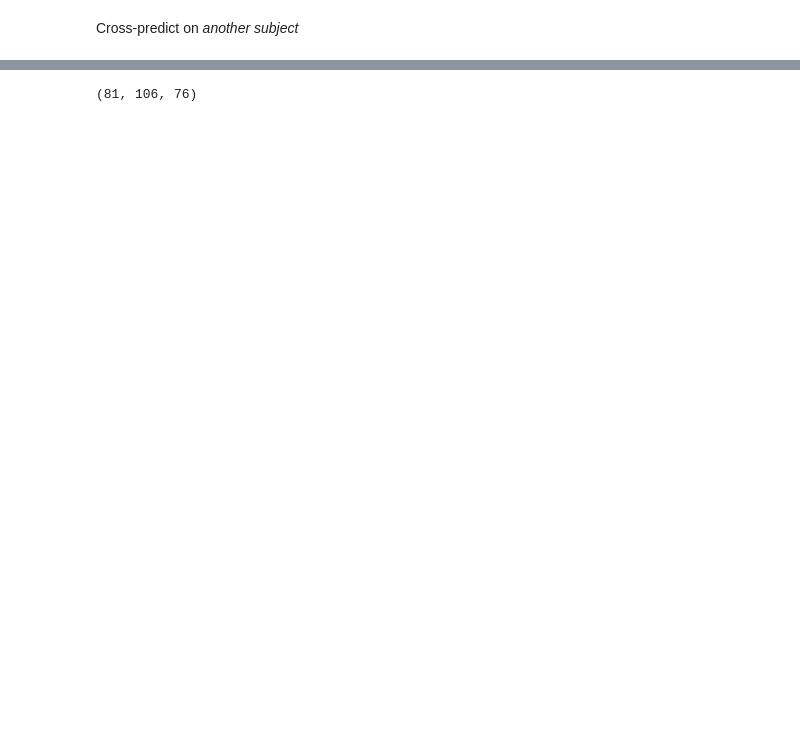
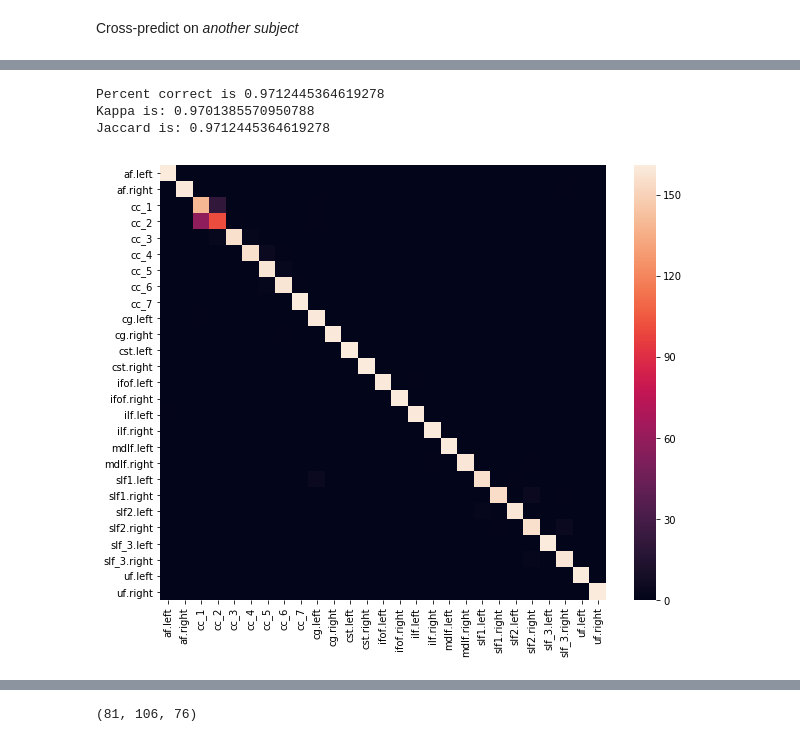
Before and after one commit to uw-biomedical-ml/bundlenet, a Jupyter notebook: dipy-subjects.ipynb, the cells around one changed output, grey strips where cells are left out. Drawn from its saved outputs; the diff is of its cells as text; code cells hidden in the pictures; blank space fills up the shorter version.

```diff
--- a/dipy-subjects.ipynb
+++ b/dipy-subjects.ipynb
@@ -258,4 +265,6 @@ else:
+# %%
+all_streamlines, all_labels = bn.getdata(streamlines_processed)
 # %%
-p = model.predict(data_sub2, batch_size=5)
+p_subj2 = model.predict(all_streamlines, batch_size=5)
 # %%
-p_idx = np.argmax(p, axis=-1)
+p_idx = np.argmax(p_subj2, axis=-1)
@@ -290,0 +271,10 @@ p_correct = p[p_bundles == actual_labels]
+# %%
+bn.print_accuarcystats(p_idx,all_labels)
+# %% [output]
+Percent correct is 0.9712445364619278
+Kappa is: 0.9701385570950788
+Jaccard is: 0.9712445364619278
+# %%
+bn.plotconfusionmat(bundle_names, p_idx, all_labels)
+# %% [output]
+[figure, added]
```
Also changed, not shown: parts of 26 cells of this notebook.
